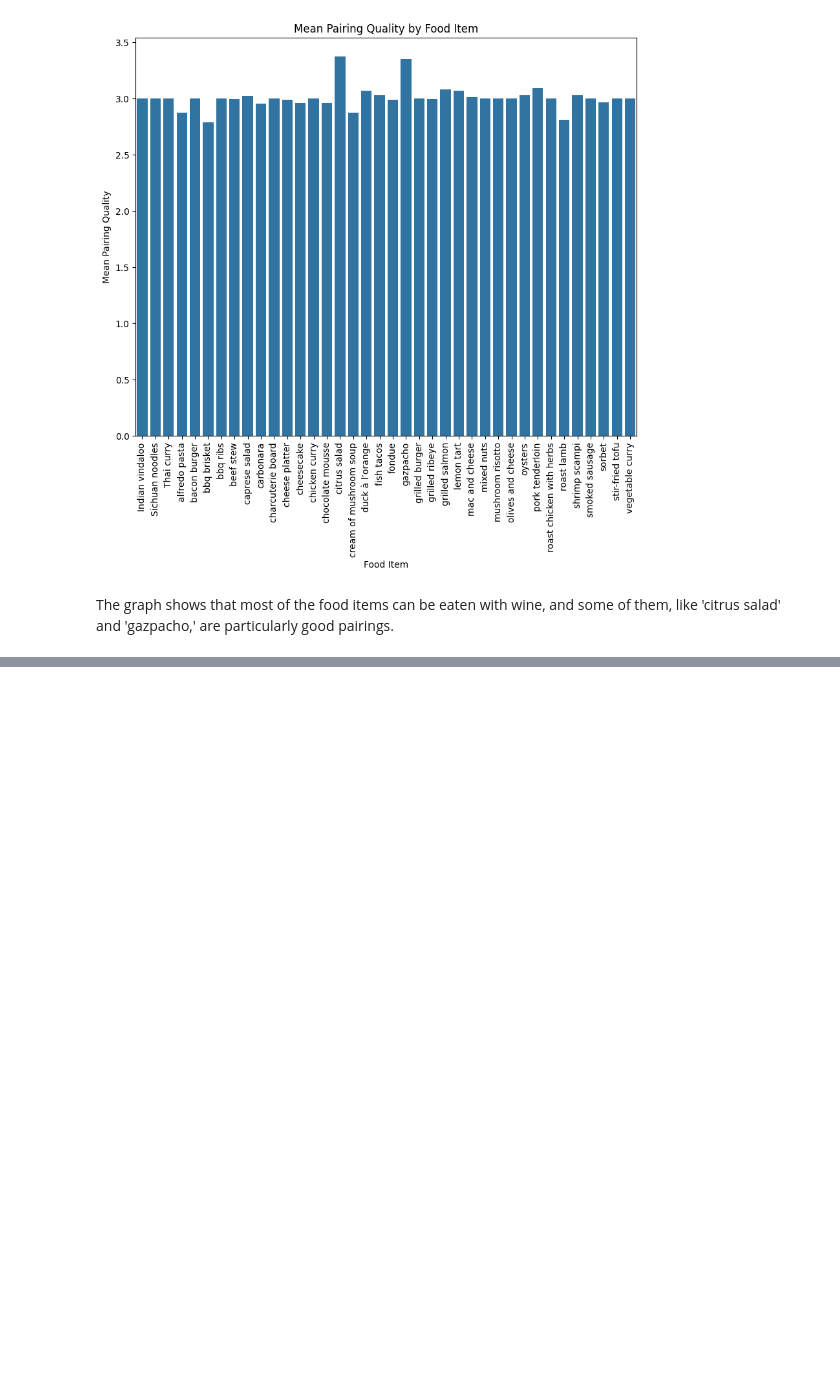
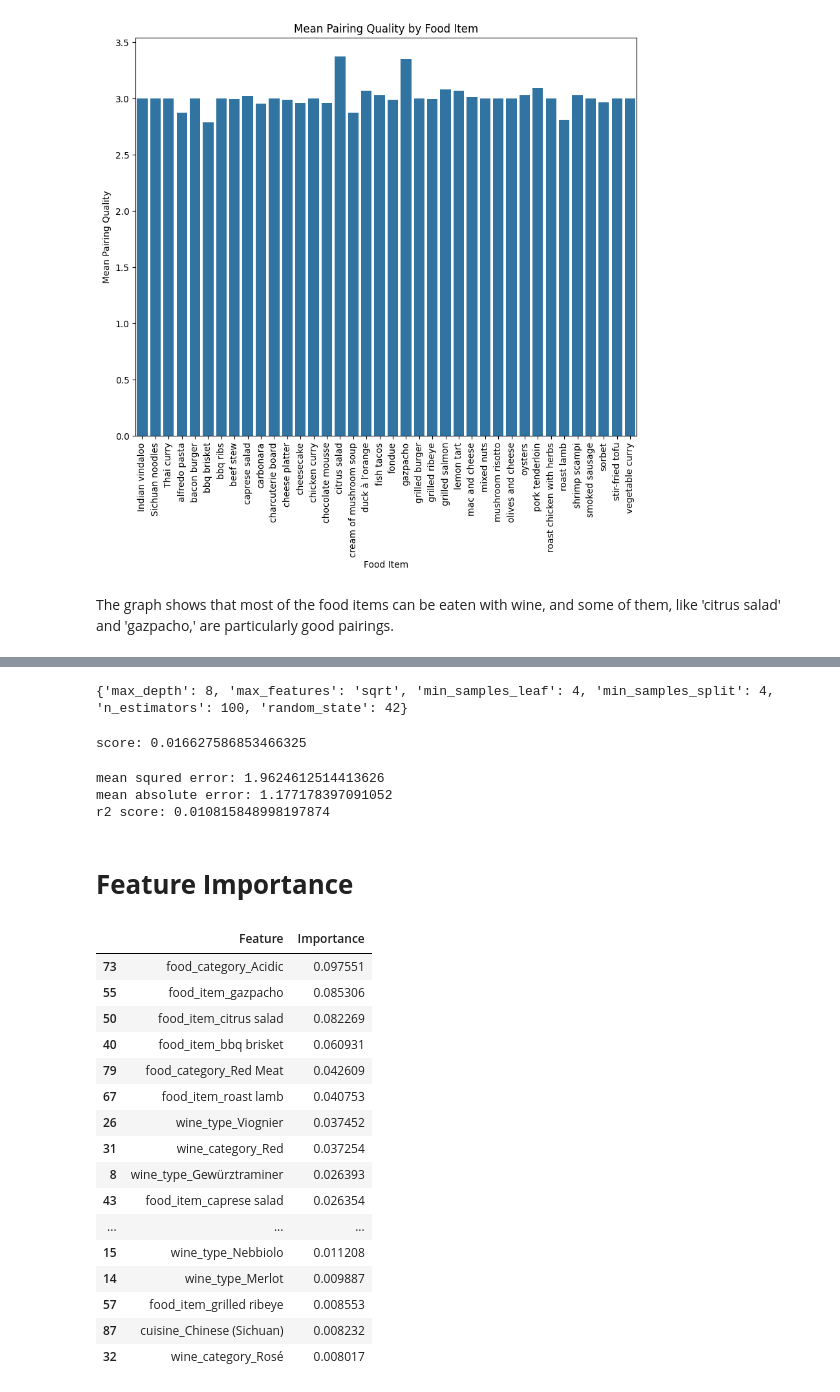
Before and after one commit to boriphat12/Wine-and-Food-pairing-quality-analysis, a Jupyter notebook: Wine_and_Food.ipynb, the cells around one changed output, grey strips where cells are left out. Saved outputs shown, nothing was run; the diff lists cells and outputs as text; code cells hidden in the pictures; blank space fills up the shorter version.

```diff
--- a/Wine_and_Food.ipynb
+++ b/Wine_and_Food.ipynb
@@ -411,0 +414,10 @@ The graph shows that most of the food items can be eaten with wine, and some of
+# %%
+from sklearn.model_selection import train_test_split
+
+categorical_features = ['wine_type', 'wine_category', 'food_item', 'food_category', 'cuisine']
+other_dummies = pd.get_dummies(df[categorical_features])
+
+X = other_dummies
+y = df['pairing_quality']
+
+X_train, X_test, y_train, y_test = train_test_split(X, y, test_size=0.2, random_state=42)
@@ -411,0 +426,26 @@ The graph shows that most of the food items can be eaten with wine, and some of
+# %%
+from sklearn.model_selection import GridSearchCV
+from sklearn.ensemble import RandomForestRegressor
+
+rfr = RandomForestRegressor()
+
+params = {
+    'n_estimators': [100, 200],
+    'max_depth': [8, 16],
+    'min_samples_split': [4, 8],
+    'min_samples_leaf': [2, 4],
+    'max_features': ['sqrt', 'log2'],
+    'random_state': [42]
+}
+
+grid = GridSearchCV(rfr, params, cv=5, n_jobs=-1)
+grid.fit(X_train, y_train.values.ravel())
+print(grid.best_params_)
+# %% [output]
+{'max_depth': 8, 'max_features': 'sqrt', 'min_samples_leaf': 4, 'min_samples_split': 4, 'n_estimators': 100, 'random_state': 42}
+# %%
+rfr = RandomForestRegressor(n_estimators=100, max_depth=8, min_samples_split=4, min_samples_leaf=4, max_features='sqrt', random_state=42)
+rfr.fit(X_train, y_train.values.ravel())
+print('score:', rfr.score(X_train, y_train))
+# %% [output]
+score: 0.016627586853466325
@@ -411,0 +454,33 @@ The graph shows that most of the food items can be eaten with wine, and some of
+# %%
+from sklearn.metrics import mean_squared_error, mean_absolute_error, r2_score
+print('mean squred error:', mean_squared_error(y_test, y_pred))
+print('mean absolute error:', mean_absolute_error(y_test, y_pred))
+print('r2 score:', r2_score(y_test, y_pred))
+# %% [output]
+mean squred error: 1.9624612514413626
+mean absolute error: 1.177178397091052
+r2 score: 0.010815848998197874
+# %% [markdown]
+# **Feature Importance**
+# %%
+feat_df = pd.DataFrame({'Feature': X_train.columns, 'Importance': rfr.feature_importances_})
+feat_df = feat_df.sort_values(by='Importance', ascending=False)
+feat_df.head(20)
+# %% [output]
+|  | Feature | Importance |
+| 73 | food_category_Acidic | 0.097551 |
+| 55 | food_item_gazpacho | 0.085306 |
+| 50 | food_item_citrus salad | 0.082269 |
+| 40 | food_item_bbq brisket | 0.060931 |
+| 79 | food_category_Red Meat | 0.042609 |
+| 67 | food_item_roast lamb | 0.040753 |
+| 26 | wine_type_Viognier | 0.037452 |
+| 31 | wine_category_Red | 0.037254 |
+| 8 | wine_type_Gewürztraminer | 0.026393 |
+| 43 | food_item_caprese salad | 0.026354 |
+| ... | ... | ... |
+| 15 | wine_type_Nebbiolo | 0.011208 |
+| 14 | wine_type_Merlot | 0.009887 |
+| 57 | food_item_grilled ribeye | 0.008553 |
+| 87 | cuisine_Chinese (Sichuan) | 0.008232 |
+| 32 | wine_category_Rosé | 0.008017 |
```
Also changed, not shown: parts of 4 cells of this notebook.
